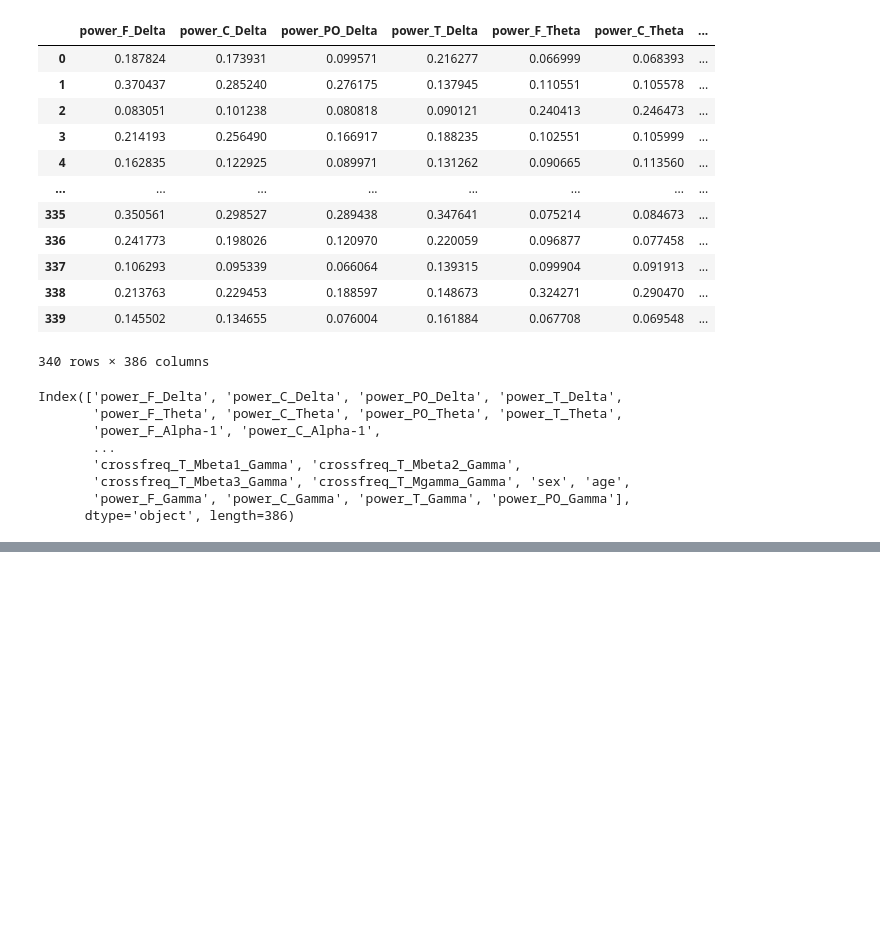
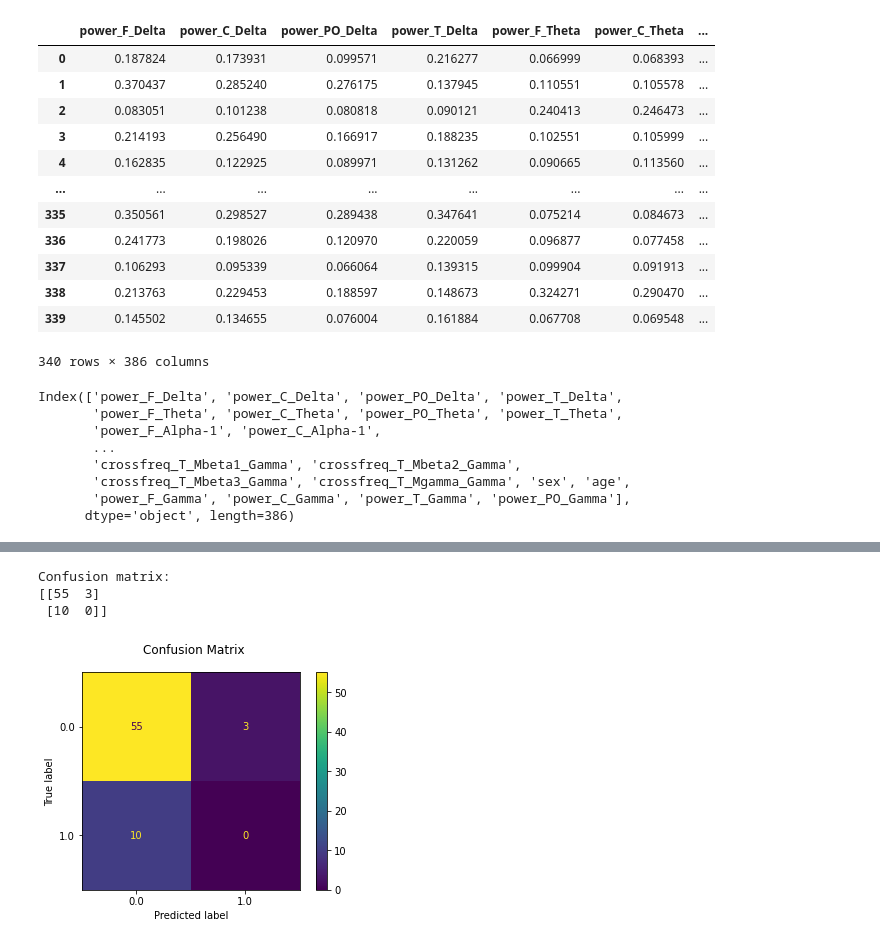
Before and after one commit to imEag/ML_Harmonization_Project, a Jupyter notebook: Manipulacion- Rois-Componentes de todas las DB/EDA.ipynb, the cells around one changed output, grey strips where cells are left out. Saved outputs shown, nothing was run; the diff lists cells and outputs as text; code cells hidden in the pictures; blank space fills up the shorter version.

```diff
--- a/Manipulacion- Rois-Componentes de todas las DB/EDA.ipynb
+++ b/Manipulacion- Rois-Componentes de todas las DB/EDA.ipynb
@@ -1489,0 +1491,2 @@ plt.show()
+# %%
+predicted = forestclf.predict(X_test)
@@ -1489,0 +1508,11 @@ plt.show()
+# %%
+disp = metrics.ConfusionMatrixDisplay.from_predictions(y_test, predicted)
+disp.figure_.suptitle("Confusion Matrix")
+print(f"Confusion matrix:\n{disp.confusion_matrix}")
+
+plt.show()
+# %% [output]
+Confusion matrix:
+[[55  3]
+ [10  0]]
+[figure, added]
```
Also changed, not shown: parts of 4 cells of this notebook.
